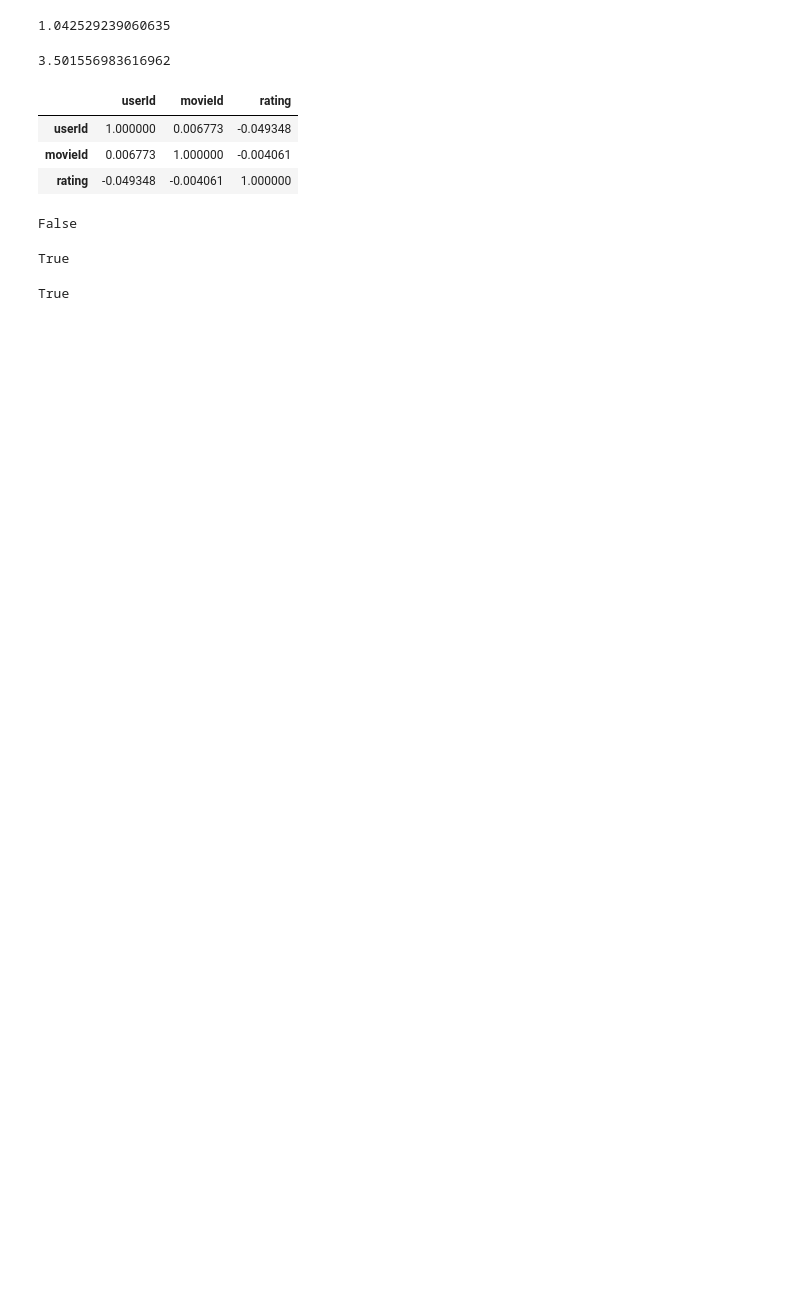
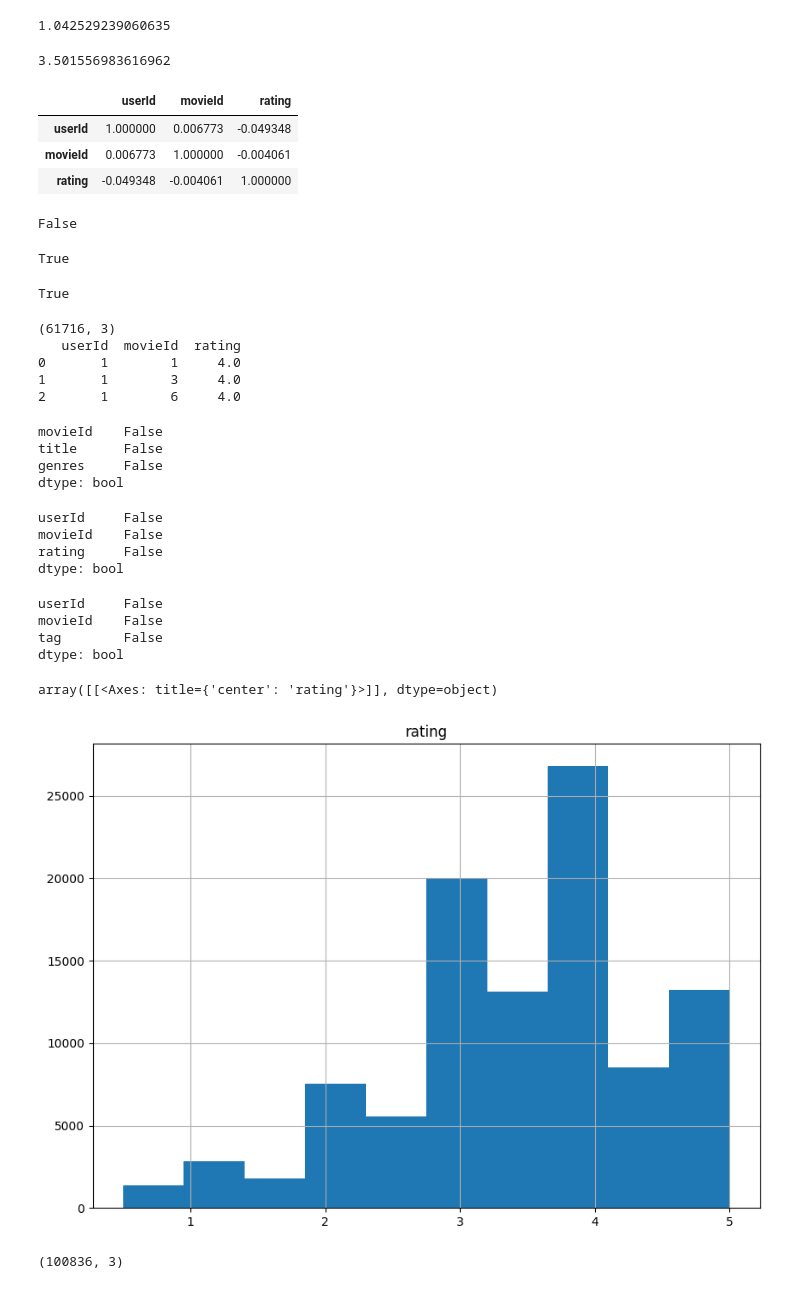
Before and after one commit to AJuliPS/AI2023-2_JulianaPonce, a Jupyter notebook: Pandas.ipynb, the cells around one changed output. Saved outputs shown, nothing was run; the diff lists cells and outputs as text; code cells hidden in the pictures; blank space fills up the shorter version.

```diff
--- a/Pandas.ipynb
+++ b/Pandas.ipynb
@@ -402,3 +402,44 @@ mask=ratings['rating']>0
 print(mask.any())
 # %% [output]
 True
+# %%
+aux=ratings[mask]
+print(aux.shape)
+
+print(aux.head(3))
+# %% [output]
+(61716, 3)
+   userId  movieId  rating
+0       1        1     4.0
+1       1        3     4.0
+2       1        6     4.0
+# %%
+movies.isnull().any()
+# %% [output]
+movieId    False
+title      False
+genres     False
+dtype: bool
+# %%
+ratings.isnull().any()
+# %% [output]
+userId     False
+movieId    False
+rating     False
+dtype: bool
+# %%
+tags.isnull().any()
+# %% [output]
+userId     False
+movieId    False
+tag        False
+dtype: bool
+# %%
+ratings.hist(column='rating',figsize=[10,7])
+# %% [output]
+array([[<Axes: title={'center': 'rating'}>]], dtype=object)
+[figure, added]
+# %%
+ratings.shape
+# %% [output]
+(100836, 3)
```
Also changed, not shown: parts of 12 cells of this notebook.
